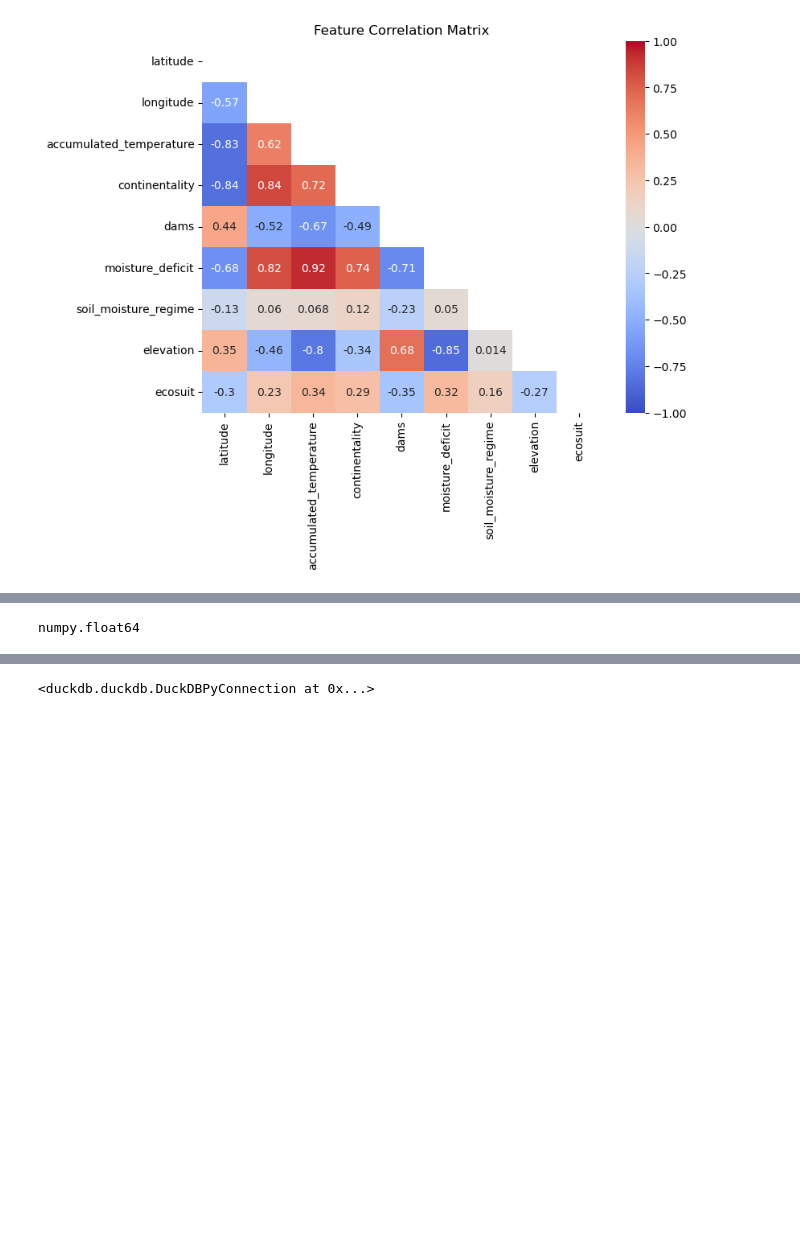
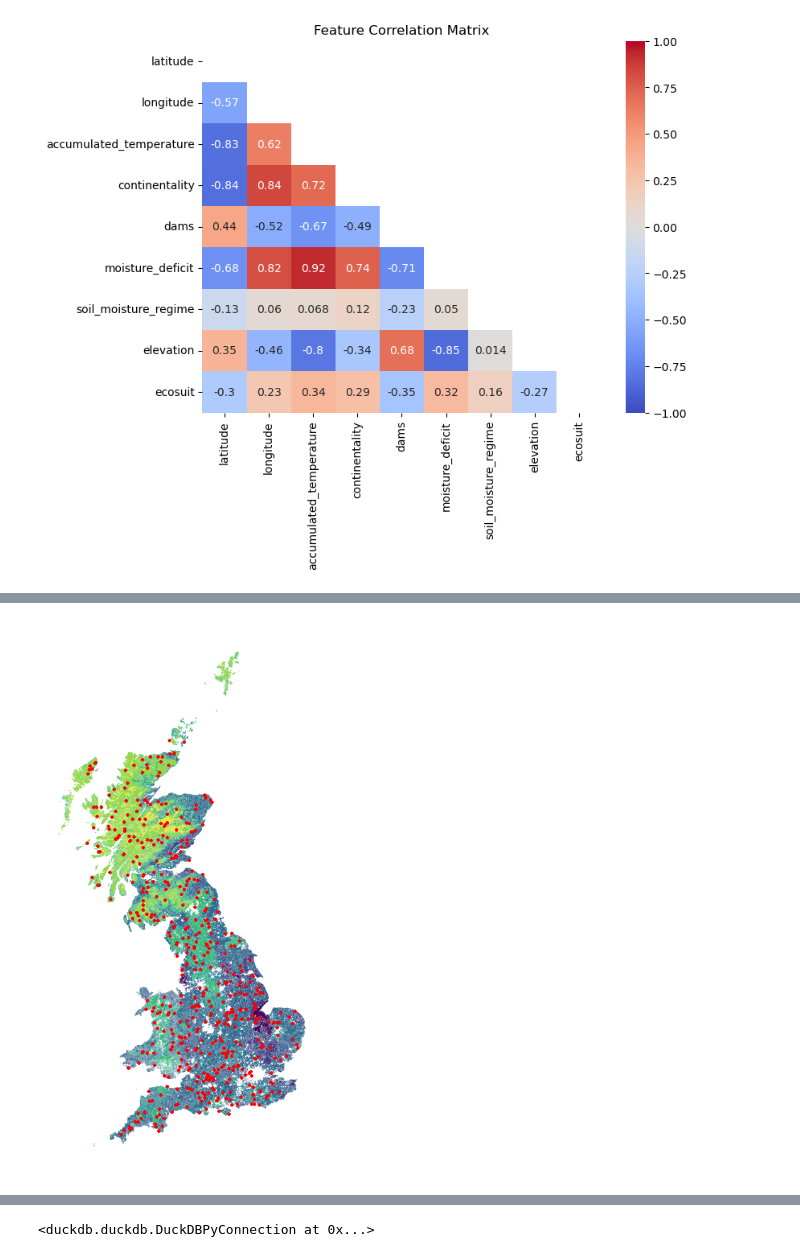
Before and after one commit to dougaltoms/Rewilder, a Jupyter notebook: dev.ipynb, the cells around one changed output, grey strips where cells are left out. Saved outputs shown, nothing was run; the diff lists cells and outputs as text; code cells hidden in the pictures; blank space fills up the shorter version.

Commit message:
Refine base plot

```diff
--- a/dev.ipynb
+++ b/dev.ipynb
@@ -294,7 +294,6 @@ plt.show()
 import geopandas as gpd
 import matplotlib.pyplot as plt
 
-eng_ag = gpd.read_file('shapefiles/AgriculturalLandClassificationProvisionalEngland-SHP/Agricultural_Land_Classification_Provisional_England.shp')
-scot_ag = gpd.read_file('/Users/dougaltoms/Downloads/Hutton_LCA250K_OpenData/LCA_250K.shp')
-
-eng_ag.plot(column='alc_grade', figsize=(8, 10), legend=True)
+eng_ag = gpd.read_file('/Users/dougaltoms/Documents/Rewilder/shapefiles/England/Agricultural_Land_Classification_Provisional_England.shp')
+scot_ag = gpd.read_file('/Users/dougaltoms/Documents/Rewilder/shapefiles/Scotland/LCA_250K.shp')
+wales_ag = gpd.read_file('/Users/dougaltoms/Documents/Rewilder/shapefiles/Wales/wg_predictive_alc2.shp')
@@ -301,17 +319,12 @@ eng_ag.plot(column='alc_grade', figsize=(8, 10), legend=True)
 # %%
-#==============================
-# Check unique Land Use Codes
-eng_ag['alc_grade'].unique()
-scot_ag['LCCODE'].unique().astype(int)
-
 #==============================
 # Extract digits from codes to make a uniform grading between England and Scotland
 eng_ag['NUMERIC_GRADE'] = eng_ag['alc_grade'].str.extract('(\d+)', expand=False).astype(float)
 scot_ag['NUMERIC_GRADE'] = scot_ag['LCCODE'].astype(str).str.extract('(\d+)', expand=False).astype(float)
+wales_ag['NUMERIC_GRADE'] = wales_ag['predictive'].astype(str).str.extract('(\d+)', expand=False).astype(float)
 
 #==============================
 # Filter each DF to remove huge ranges/NaNs <-- need to read up on what these codes actually mean
-import numpy as np
 eng_ag = eng_ag[eng_ag['NUMERIC_GRADE'] > 0]
 scot_ag = scot_ag[scot_ag['NUMERIC_GRADE'] < 9]
 
@@ -319,5 +332,7 @@ scot_ag = scot_ag[scot_ag['NUMERIC_GRADE'] < 9]
 # Convert to same coords system, concat and plot based on new Land Use codes
 scot_ag = scot_ag.to_crs('EPSG:4326')
 eng_ag = eng_ag.to_crs('EPSG:4326')
-eng_scot_ag = gpd.pd.concat([eng_ag, scot_ag])
-# plot = eng_scot_ag.plot(figsize=(8,10), column='NUMERIC_GRADE', missing_kwds = {"color": "red"})
+wales_ag = wales_ag.to_crs('EPSG:4326')
+uk_ag = gpd.pd.concat([eng_ag, scot_ag, wales_ag])
+# plot = eng_scot_ag.plot(figsize=(8,10), column='NUMERIC_GRADE')
+# plot.set_axis_off()
@@ -383,4 +339,20 @@ st_folium(m, zoom=6)
-# %%
-type(scot_ag['NUMERIC_GRADE'].iloc[0])
-# %% [output]
-numpy.float64
+# %%
+from shapely.geometry import Point
+import pandas as pd
+
+df3 = pd.read_csv('/Users/dougaltoms/Documents/Rewilder/ecological_site_classification.csv')
+
+df3['geometry'] = df3.apply(lambda row: Point(row['longitude'], row['latitude']), axis=1)
+gdf3 = gpd.GeoDataFrame(df3, geometry='geometry', crs="EPSG:4326")
+
+if gdf3.crs != uk_ag.crs:
+    gdf3 = gdf3.to_crs(uk_ag.crs)
+# %%
+fig, ax = plt.subplots(figsize=(8, 10))
+fig.patch.set_alpha(0.0)
+ax.patch.set_alpha(0.0)
+uk_ag.plot(ax=ax, column='NUMERIC_GRADE', legend=False, cmap='viridis', alpha=0.98)
+gdf3.plot(ax=ax, marker='o', color='red', markersize=2.5, label='Sampling Points').set_axis_off()
+plt.show()
+# %% [output]
+[figure, added]
```
Also changed, not shown: parts of 15 cells of this notebook, 1 other file.
